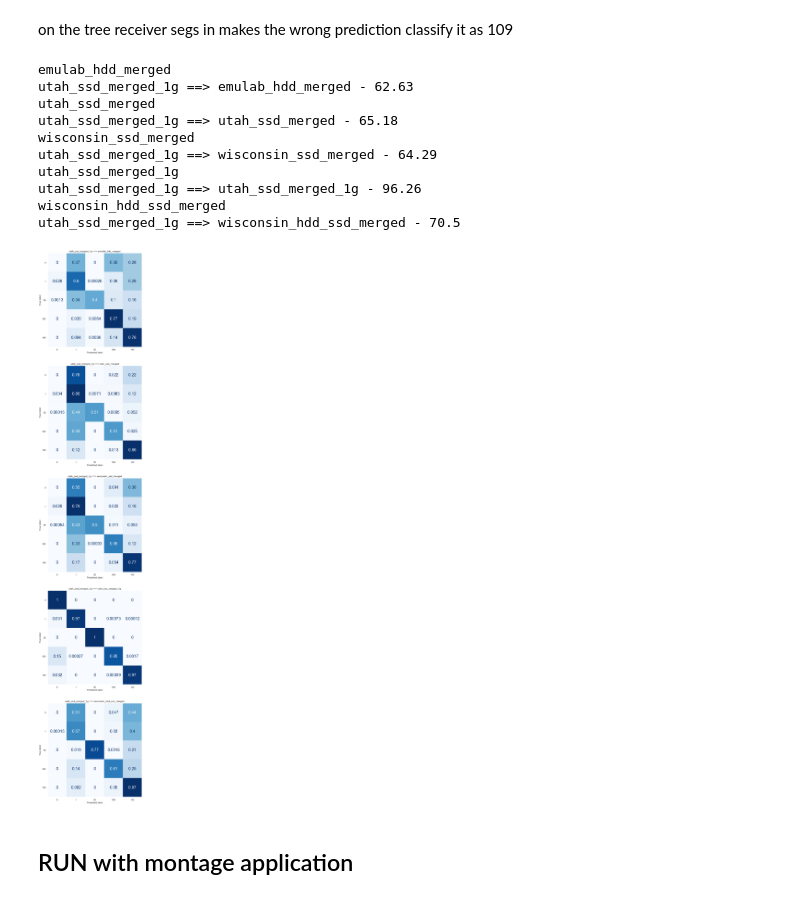
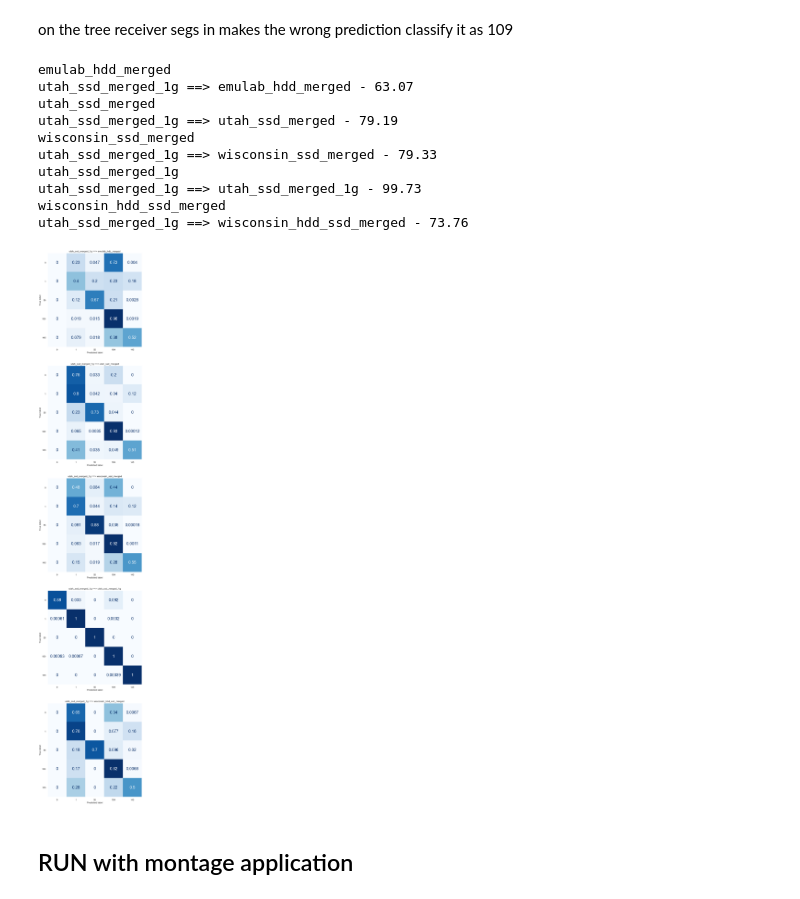
Before and after one commit to EhsanSaZ/BottleneckDetection, a Jupyter notebook: prototype/bottleneck_3.ipynb, the cells around one changed output. Cells and saved outputs as stored; diff of their text form; code cells hidden in the pictures.

```diff
--- a/prototype/bottleneck_3.ipynb
+++ b/prototype/bottleneck_3.ipynb
@@ -942,12 +996,12 @@ wisconsin_hdd_ssd_merged ==> wisconsin_hdd_ssd_merged - 99.23
 # %%
-sns.set(rc={'figure.figsize':(10,9), 'font.size': 20})
+sns.set(rc={'figure.figsize':(9,9), 'font.size': 16})
 
-ax = sns.heatmap(transfer_learning_acc, annot=True,  vmin=0, vmax=100, cmap="cividis",linewidths=.5, fmt='.2f')
-ax.set_xlabel('Test dataset', fontsize= 18)
-ax.set_ylabel('Train dataset', fontsize= 18)
+ax = sns.heatmap(transfer_learning_acc, annot=True,  vmin=0, vmax=100, cmap="cividis",linewidths=0.5, linecolor='k', fmt='.2f')
+ax.set_xlabel('Test dataset', fontsize= 16)
+ax.set_ylabel('Train dataset', fontsize= 16)
 ticks_labels = ["Tb #1", "Tb #2", "Tb #3", "Tb #4", "Tb #5"]
-ax.set_xticklabels(ticks_labels, rotation=30, fontsize= 18)
-ax.set_yticklabels(ticks_labels, rotation=0, fontsize= 18)
+ax.set_xticklabels(ticks_labels, rotation=30, fontsize= 16)
+ax.set_yticklabels(ticks_labels, rotation=0, fontsize= 16)
 # plt.savefig('TR_5_18fe.pdf')
 # %% [output]
 [Text(0, 0.5, 'Tb #1'),
@@ -959,10 +1013,10 @@ ax.set_yticklabels(ticks_labels, rotation=0, fontsize= 18)
 # %%
-sns.set(rc={'figure.figsize':(10,9), 'font.size': 20})
-
-ax = sns.heatmap(transfer_learning_acc, annot=True,  vmin=0, vmax=100, cmap="cividis",linewidths=.5, fmt='.2f')
-ax.set_xlabel('Test dataset', fontsize= 18)
-ax.set_ylabel('Train dataset', fontsize= 18)
+sns.set(rc={'figure.figsize':(9,9), 'font.size': 16})
+print(average_score)
+ax = sns.heatmap(transfer_learning_acc, annot=True,  vmin=0, vmax=100, cmap="cividis",linewidths=0.5, linecolor='k', fmt='.2f')
+ax.set_xlabel('Test dataset', fontsize= 16)
+ax.set_ylabel('Train dataset', fontsize= 16)
 ticks_labels = ["Tb #1", "Tb #2", "Tb #3", "Tb #4", "Tb #5"]
-ax.set_xticklabels(ticks_labels, rotation=30, fontsize= 18)
-ax.set_yticklabels(ticks_labels, rotation=0, fontsize= 18)
+ax.set_xticklabels(ticks_labels, rotation=30, fontsize= 16)
+ax.set_yticklabels(ticks_labels, rotation=0, fontsize= 16)
 # %% [output]
@@ -975,10 +1029,0 @@ ax.set_yticklabels(ticks_labels, rotation=0, fontsize= 18)
-# %%
-sns.set(rc={'figure.figsize':(10,9), 'font.size': 20})
-
-ax = sns.heatmap(transfer_learning_acc, annot=True,  vmin=0, vmax=100, cmap="cividis",linewidths=.5, fmt='.2f')
-ax.set_xlabel('Test dataset', fontsize= 18)
-ax.set_ylabel('Train dataset', fontsize= 18)
-ticks_labels = ["Tb #1", "Tb #2", "Tb #3", "Tb #4", "Tb #5"]
-ax.set_xticklabels(ticks_labels, rotation=30, fontsize= 18)
-ax.set_yticklabels(ticks_labels, rotation=0, fontsize= 18)
-# plt.savefig('TR_5_18fe.pdf')
@@ -1052,7 +1090,7 @@ transfer_learning_acc = []
 fig, axes = plt.subplots(5,1, figsize=(10, 50))
 plt.rcParams.update({'font.size': 20})
 # feature_list = ['sender_seg_out', 'sender_avg_send_value', 'sender_read_bytes_io', 'sender_write_bytes_io', 'sender_ost_read', 'sender_ost_write', 'sender_pending_read_pages', 'sender_read_RPCs_in_flight', 'sender_remote_ost_read_bytes', 'sender_remote_ost_write_bytes', 'receiver_segs_in', 'receiver_write_bytes_io', 'receiver_ost_write', 'receiver_remote_ost_read_bytes', 'receiver_remote_ost_write_bytes', 'sender_read_bytes', 'receiver_write_bytes']
-labels_values = [ 91, 100, 46]# [133, 145, 91, 100, 19]
+labels_values = [ 91, 100, 46]# [ 91, 100, 46, 145, 151, 129, 133, 117, 113, 109, 157]# #[117, 145, 109, 129, 113, 133, 157]#[ 91, 100, 46]# [133, 145, 91, 100, 19]
 key1 = "utah_ssd_merged_1g"
 # key1 = "wisconsin_ssd_merged"
 # key1 = "utah_ssd_merged"
@@ -1066,8 +1104,8 @@ X_train, X_test, y_train, y_test = train_test_split(X,y)
 # X_train, y_train = RandomUnderSampler(sampling_strategy="all").fit_resample(X_train, y_train)
 X_train, y_train = RandomOverSampler(sampling_strategy="all").fit_resample(X_train, y_train)
 
-# clf = RandomForestClassifier(n_estimators=100)
-clf = tree.DecisionTreeClassifier(max_depth=9)
+clf = RandomForestClassifier(n_estimators=100)
+# clf = tree.DecisionTreeClassifier(max_depth=9)
 clf.fit(X_train, y_train)
 acc = np.array([])
 for index, key2 in enumerate(data):
@@ -1082,39 +1120,39 @@ for index, key2 in enumerate(data):
     y_test = df_test.label_value
     X_test = df_test[feature_list]#.drop(columns="label_value")#[feature_list]#.drop(columns="label_value")#.drop(columns="label_value")
 
     y_pred = clf.predict(X_test)
     # y_pred_5cat = change_labels_5(y_pred, 21)
     # y_test_5cat = change_labels_5(y_test, 21)
     np.round(metrics.accuracy_score(y_test, y_pred) * 100, 2)
     print(f"{key1} ==> {key2} - {np.round(metrics.f1_score(y_test, y_pred, average='weighted') * 100, 2)}")
     acc = np.append(acc, np.round(metrics.f1_score(y_test, y_pred, average='weighted') * 100, 2))
 
     axes[index].grid(False)
     axes[index].set_title(f"{key1} ==> {key2}")
     # axes[index].set_xlabel('True classes', fontsize=20)
     # axes[index].set_ylabel('Predicted classes', fontsize=20)
     disp = ConfusionMatrixDisplay.from_predictions(y_test, y_pred,
                                                    labels=clf.classes_, normalize='true',
                                                    cmap=plt.cm.Blues, ax=axes[index], colorbar=False )
     # np.round(metrics.accuracy_score(y_test_5cat, y_pred_5cat) * 100, 2)
     # print(f"{key1} ==> {key2} - {np.round(metrics.f1_score(y_test_5cat, y_pred_5cat, average='weighted') * 100, 2)}")
     # acc = np.append(acc, np.round(metrics.f1_score(y_test_5cat, y_pred_5cat, average='weighted') * 100, 2))
 transfer_learning_acc.append(acc)
 print("\n")
 transfer_learning_acc = np.array(transfer_learning_acc)
 # fig.savefig("confusion_matrix_tb4.jpg", dpi=100, bbox_inches='tight')
 # %% [output]
 emulab_hdd_merged
-utah_ssd_merged_1g ==> emulab_hdd_merged - 62.63
+utah_ssd_merged_1g ==> emulab_hdd_merged - 63.07
 utah_ssd_merged
-utah_ssd_merged_1g ==> utah_ssd_merged - 65.18
+utah_ssd_merged_1g ==> utah_ssd_merged - 79.19
 wisconsin_ssd_merged
-utah_ssd_merged_1g ==> wisconsin_ssd_merged - 64.29
+utah_ssd_merged_1g ==> wisconsin_ssd_merged - 79.33
 utah_ssd_merged_1g
-utah_ssd_merged_1g ==> utah_ssd_merged_1g - 96.26
+utah_ssd_merged_1g ==> utah_ssd_merged_1g - 99.73
 wisconsin_hdd_ssd_merged
-utah_ssd_merged_1g ==> wisconsin_hdd_ssd_merged - 70.5
+utah_ssd_merged_1g ==> wisconsin_hdd_ssd_merged - 73.76
-[figure, old version]
+[figure, new version]
 # %% [markdown]
 ## RUN with montage application
 # %%
```
Also changed, not shown: parts of 8 cells of this notebook, 1 other file.
